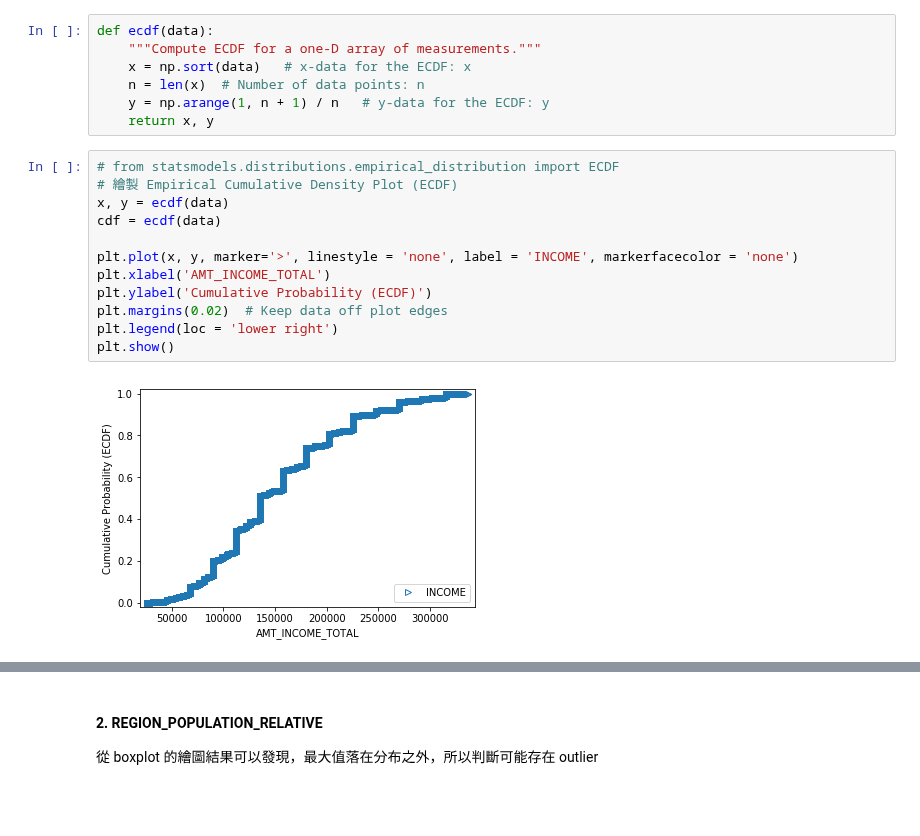
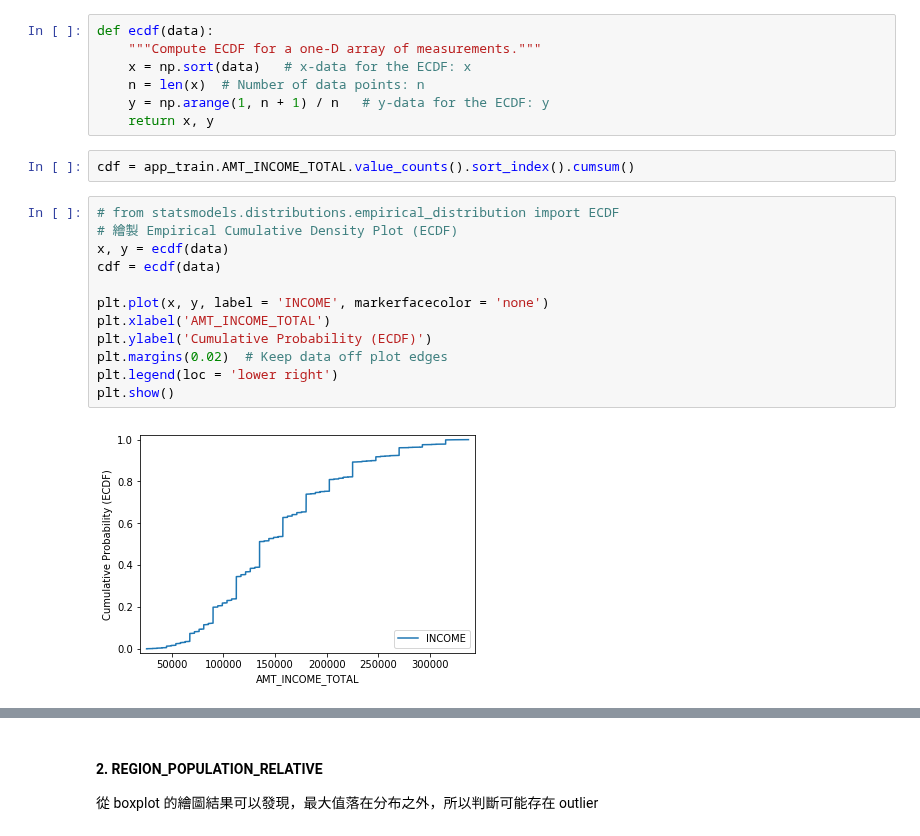
Before and after one commit to ChenLily0928/ML100-Days, a Jupyter notebook: homework/Day_006_HW.ipynb, the cells around one changed output, grey strips where cells are left out. Drawn from its saved outputs; the diff is of its cells as text; blank space fills up the shorter version.

```diff
--- a/homework/Day_006_HW.ipynb
+++ b/homework/Day_006_HW.ipynb
@@ -136,18 +136,20 @@ def ecdf(data):
     n = len(x)  # Number of data points: n
     y = np.arange(1, n + 1) / n   # y-data for the ECDF: y
     return x, y
+# %%
+cdf = app_train.AMT_INCOME_TOTAL.value_counts().sort_index().cumsum()
 # %%
 # from statsmodels.distributions.empirical_distribution import ECDF
 # 繪製 Empirical Cumulative Density Plot (ECDF)
 x, y = ecdf(data)
 cdf = ecdf(data)
 
-plt.plot(x, y, marker='>', linestyle = 'none', label = 'INCOME', markerfacecolor = 'none')
+plt.plot(x, y, label = 'INCOME', markerfacecolor = 'none')
 plt.xlabel('AMT_INCOME_TOTAL')
 plt.ylabel('Cumulative Probability (ECDF)')
 plt.margins(0.02)  # Keep data off plot edges
 plt.legend(loc = 'lower right')
 plt.show()
 # %% [output]
-[figure, old version]
+[figure, new version]
 # %%
```
Also changed, not shown: parts of 6 cells of this notebook.
